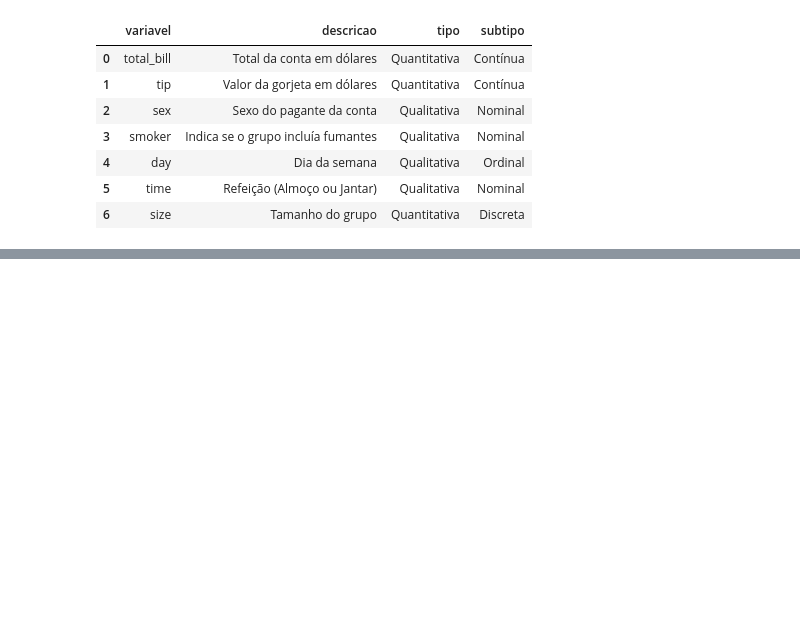
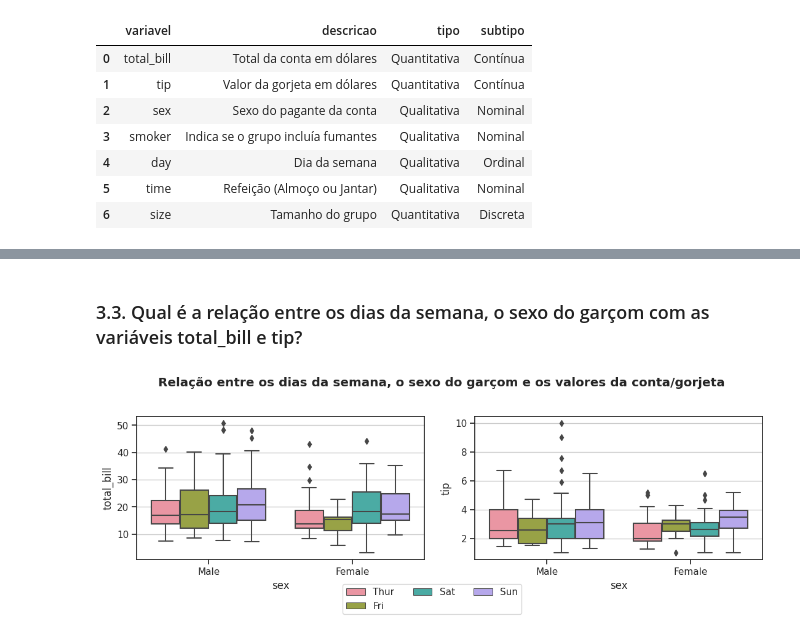
Before and after one commit to matheusvazdata/avanti-bootcamp-cdd, a Jupyter notebook: notebooks/01-exploratory_data_analysis.ipynb, the cells around one changed output, grey strips where cells are left out. Cells and saved outputs as stored; diff of their text form; code cells hidden in the pictures; blank space fills up the shorter version.

```diff
--- a/notebooks/01-exploratory_data_analysis.ipynb
+++ b/notebooks/01-exploratory_data_analysis.ipynb
@@ -70,0 +267,22 @@ df_dicionario_tips.to_csv('../data/external/dict_tips.csv', index = False)
+# %% [markdown]
+### 3.3. Qual é a relação entre os dias da semana, o sexo do garçom com as variáveis total_bill e tip?
+# %%
+fig, axes = plt.subplots(1, 2, figsize=(12,4))
+plt.tight_layout(pad=4, w_pad=2, h_pad=5)
+fig.suptitle('Relação entre os dias da semana, o sexo do garçom e os valores da conta/gorjeta', fontweight='bold')
+for i, variavel in enumerate(df_dicionario_tips.query("tipo == 'Quantitativa' and variavel != 'size'").variavel.to_list()):
+    ax = sns.boxplot(
+        x="sex",
+        y=variavel,
+        hue="day",
+        data=df,
+        ax=axes.flatten()[i]
+    )
+    handles, labels = plt.gca().get_legend_handles_labels()
+    ax.grid(axis='y', linestyle='-')
+    ax.legend([],[], frameon=False)
+# sns.despine(offset=2, trim=True)
+fig.legend(handles, labels, loc='lower center', ncol=3)
+plt.show()
+# %% [output]
+[figure, added]
```
Also changed, not shown: parts of 43 cells of this notebook.
